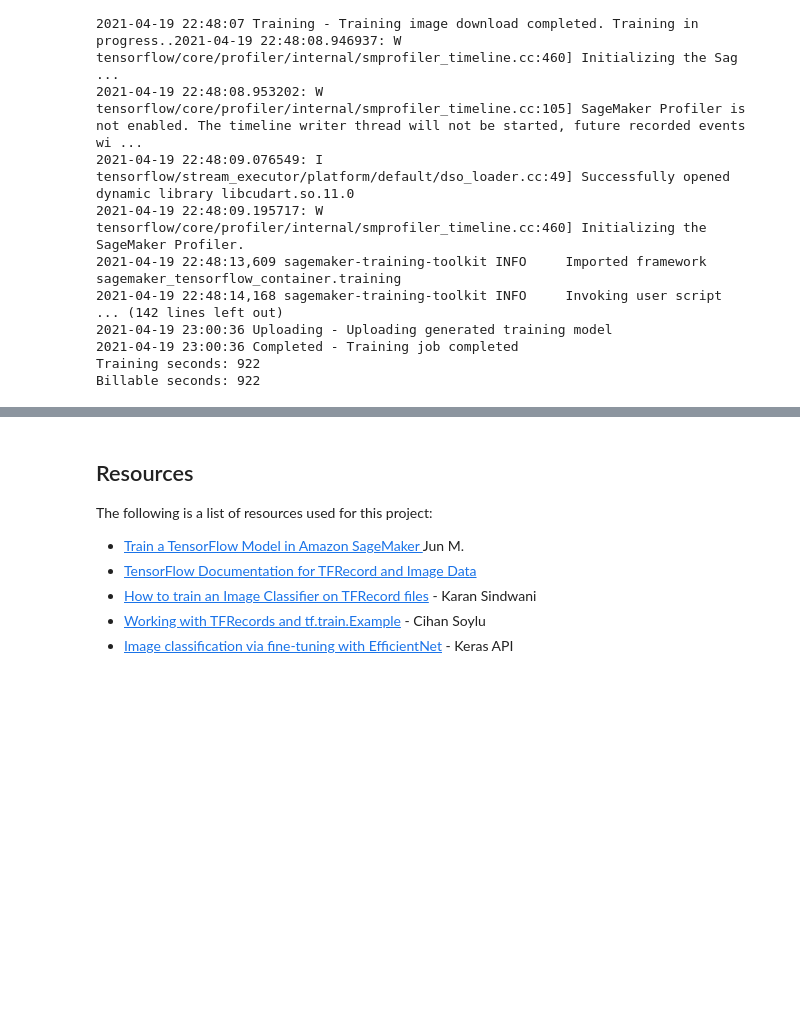
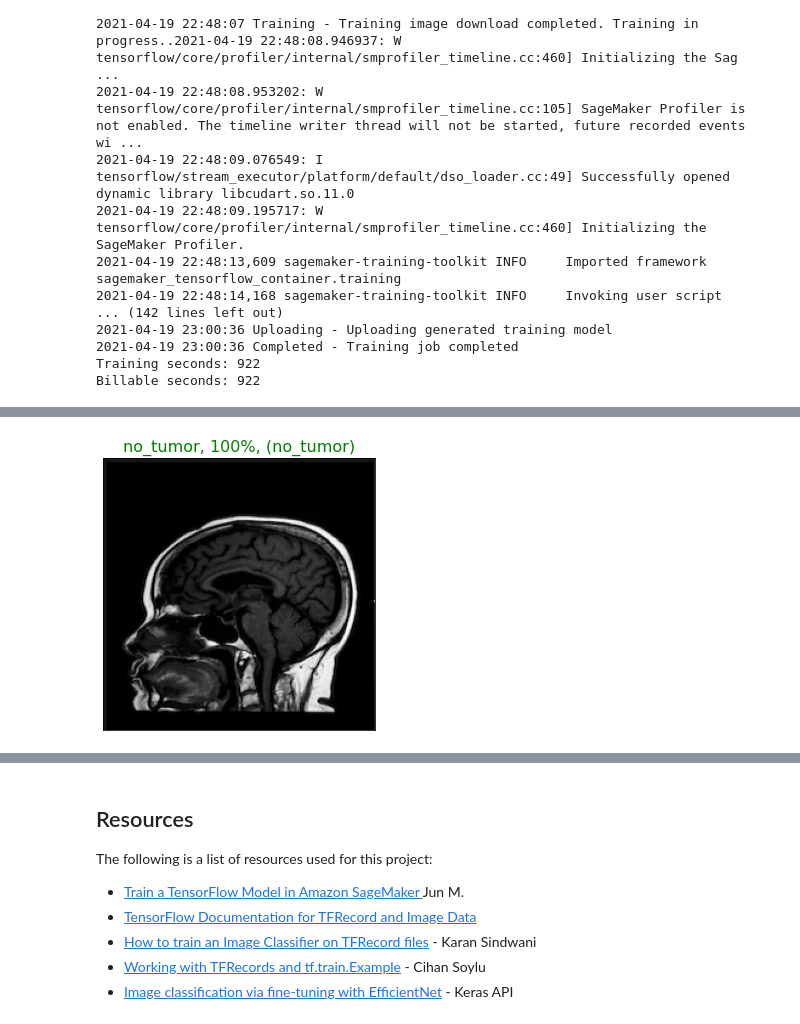
Before and after one commit to dhelms1/brain_tumor, a Jupyter notebook: MRImodeling.ipynb, the cells around one changed output, grey strips where cells are left out. Drawn from its saved outputs; the diff is of its cells as text; code cells hidden in the pictures; blank space fills up the shorter version.

```diff
--- a/MRImodeling.ipynb
+++ b/MRImodeling.ipynb
@@ -426,0 +429,4 @@ Testing Dataset Casted
+# %%
+sagemaker_session = sagemaker.Session()
+bucket = sagemaker_session.default_bucket()
+role = sagemaker.get_execution_role()
@@ -432,0 +446,33 @@ See: https://sagemaker.readthedocs.io/en/stable/v2.html for details.
+# %%
+labels = {
+    'glioma_tumor': 0,
+    'meningioma_tumor': 1,
+    'no_tumor': 2,
+    'pituitary_tumor': 3
+}
+
+string_labels = {v: k for k, v in labels.items()}
+
+def process_image(image):
+    image = tf.expand_dims(image, 0)
+    input_data = {'instances': np.asarray(image)}
+    return input_data
+
+def show_image(image, y_pred, y_test, probs):
+    plt.figure(figsize=(5,5))
+    color = 'red'
+    if y_pred == y_test: # green if correct
+        color = 'green'
+    plt.imshow(image)
+    plt.xticks([])
+    plt.yticks([])
+    plt.title('{}, {:2.0f}%, ({})'.format(y_pred, probs*100, y_test), fontdict={'color':color})
+    plt.show();
+
+
+input_data = process_image(x_test[1])
+y_pred = predictor.predict(input_data)
+y_pred_label = string_labels[np.argmax(y_pred['predictions'][0])]
+show_image(x_test[1], y_pred_label, y_test[1], max(y_pred['predictions'][0]))
+# %% [output]
+[figure, added]
```
Also changed, not shown: parts of 17 cells of this notebook, 2 other files.
